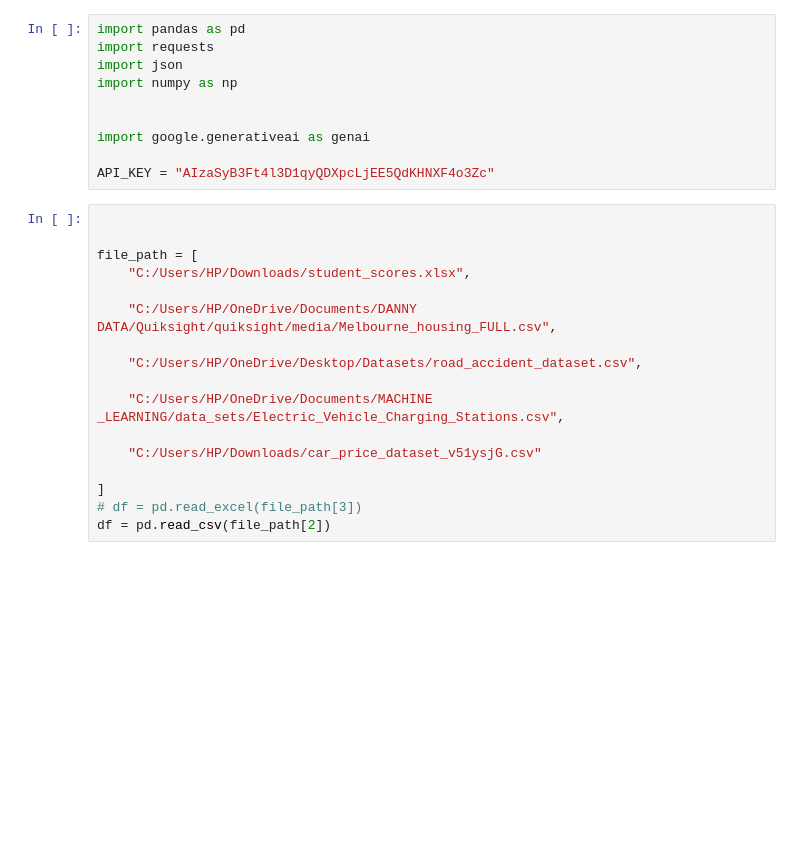
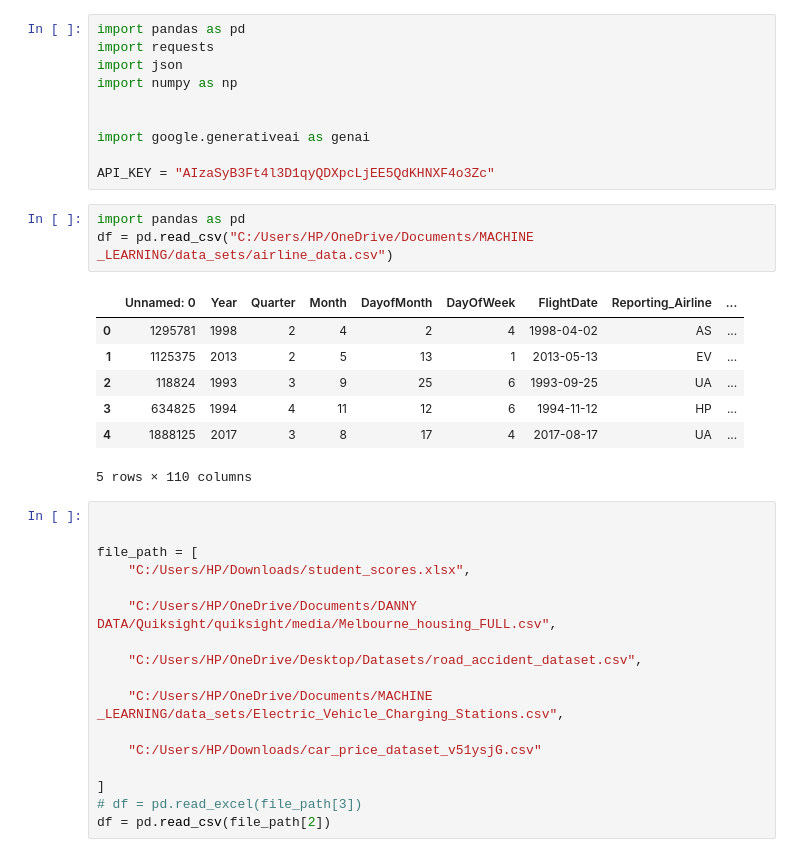
Before and after one commit to Danny-Dalo/Quiksight, a Jupyter notebook: api_training2/followup.ipynb, the cells around one changed output. Saved outputs shown, nothing was run; the diff lists cells and outputs as text; blank space fills up the shorter version.

```diff
--- a/api_training2/followup.ipynb
+++ b/api_training2/followup.ipynb
@@ -8,6 +8,17 @@ import numpy as np
 import google.generativeai as genai
 
 API_KEY = "AIzaSyB3Ft4l3D1qyQDXpcLjEE5QdKHNXF4o3Zc"
+# %%
+import pandas as pd
+df = pd.read_csv("C:/Users/HP/OneDrive/Documents/MACHINE _LEARNING/data_sets/airline_data.csv")
+# %% [output]
+|  | Unnamed: 0 | Year | Quarter | Month | DayofMonth | DayOfWeek | FlightDate | Reporting_Airline | ... |
+| 0 | 1295781 | 1998 | 2 | 4 | 2 | 4 | 1998-04-02 | AS | ... |
+| 1 | 1125375 | 2013 | 2 | 5 | 13 | 1 | 2013-05-13 | EV | ... |
+| 2 | 118824 | 1993 | 3 | 9 | 25 | 6 | 1993-09-25 | UA | ... |
+| 3 | 634825 | 1994 | 4 | 11 | 12 | 6 | 1994-11-12 | HP | ... |
+| 4 | 1888125 | 2017 | 3 | 8 | 17 | 4 | 2017-08-17 | UA | ... |
+5 rows × 110 columns
 # %%
 
 
```
Also changed, not shown: 22 other files.
